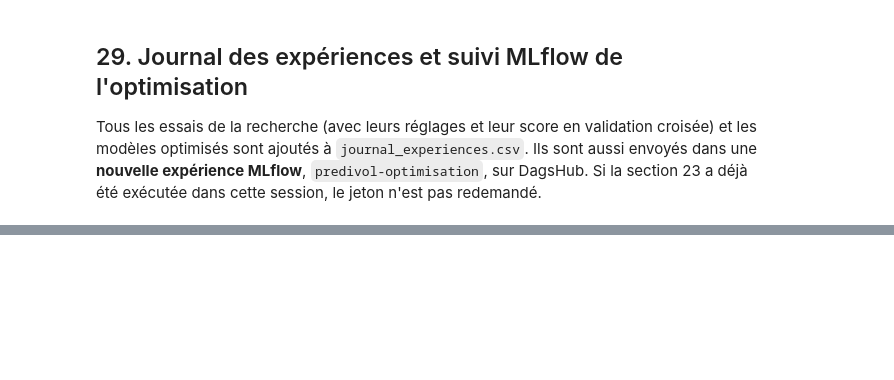
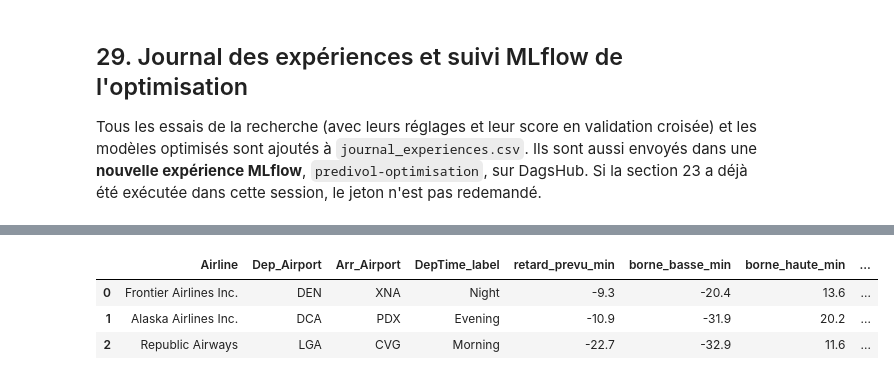
Before and after one commit to gnichimariem1-cell/predivol, a Jupyter notebook: PrediVol.ipynb, the cells around one changed output, grey strips where cells are left out. Saved outputs shown, nothing was run; the diff lists cells and outputs as text; code cells hidden in the pictures; blank space fills up the shorter version.

Commit message:
Déploiement : sérialisation MLflow (sections 30 à 32)

```diff
--- a/PrediVol.ipynb
+++ b/PrediVol.ipynb
@@ -1926,0 +2104,24 @@ Essais du gradient boosting :
+# %%
+# 4. Envoi dans MLflow (DagsHub) et enregistrement dans le registre de modèles
+mlflow.set_experiment("predivol-deploiement")
+with mlflow.start_run(run_name="modele-final-serialise") as run:
+    mlflow.set_tags({"projet": "PrédiVol", "etape": "déploiement", "modele": "gradient boosting – perte absolue"})
+    mlflow.log_params(REGLAGES_FINAUX)
+    mlflow.log_params({"variables_entree": len(VARIABLES_ENTREE), "intervalle": AVEC_INTERVALLE})
+    mlflow.log_metrics({"MAE_validation_min": controle.loc[0, "MAE (min)"], "MAE_test_min": controle.loc[1, "MAE (min)"],
+                        "RMSE_test_min": controle.loc[1, "RMSE (min)"],
+                        "capture_gros_retards_test_pct": controle.loc[1, "capture gros retards (%)"]})
+    try:      # méthode standard
+        info = mlflow.pyfunc.log_model(name="modele", python_model=modele_pyfunc, artifacts=artefacts,
+                                       signature=signature, input_example=exemple, pip_requirements=dependances,
+                                       metadata=description, registered_model_name=NOM_MODELE_REGISTRE)
+        uri_modele = info.model_uri
+    except Exception as e:  # serveur MLflow plus ancien : on envoie le dossier sauvegardé, puis on l'enregistre
+        print("Méthode standard refusée par le serveur, solution de repli :", str(e)[:150])
+        mlflow.log_artifacts("predivol_modele", artifact_path="modele")
+        uri_modele = f"runs:/{run.info.run_id}/modele"
+        mlflow.register_model(uri_modele, NOM_MODELE_REGISTRE)
+
+version = max(int(v.version) for v in mlflow.MlflowClient().search_model_versions(f"name='{NOM_MODELE_REGISTRE}'"))
+print(f"Modèle enregistré : {NOM_MODELE_REGISTRE}, version {version}")
+print(f"Adresse pour le recharger : models:/{NOM_MODELE_REGISTRE}/{version}")
@@ -1926,0 +2143,18 @@ Essais du gradient boosting :
+# %%
+modele_recharge = mlflow.pyfunc.load_model(f"models:/{NOM_MODELE_REGISTRE}/{version}")
+resultat = pd.concat([exemple[[COMPAGNIE, DEP, ARR, MOMENT]], modele_recharge.predict(exemple),
+                      val[CIBLE].head(3).reset_index(drop=True).rename("retard_reel_min")], axis=1)
+display(resultat)
+
+# Téléchargement du dossier du modèle (à décompresser dans models/ du dépôt)
+shutil.make_archive("predivol_modele", "zip", ".", "predivol_modele")
+try:
+    from google.colab import files
+    files.download("predivol_modele.zip")
+except Exception:
+    print("Fichier créé : predivol_modele.zip")
+# %% [output]
+|  | Airline | Dep_Airport | Arr_Airport | DepTime_label | retard_prevu_min | borne_basse_min | borne_haute_min | ... |
+| 0 | Frontier Airlines Inc. | DEN | XNA | Night | -9.3 | -20.4 | 13.6 | ... |
+| 1 | Alaska Airlines Inc. | DCA | PDX | Evening | -10.9 | -31.9 | 20.2 | ... |
+| 2 | Republic Airways | LGA | CVG | Morning | -22.7 | -32.9 | 11.6 | ... |
```
Also changed, not shown: parts of 11 cells of this notebook.
